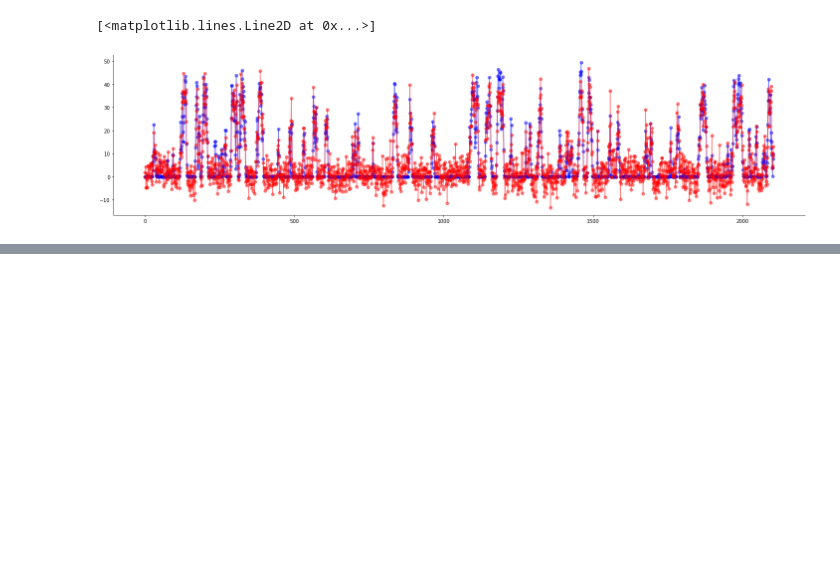
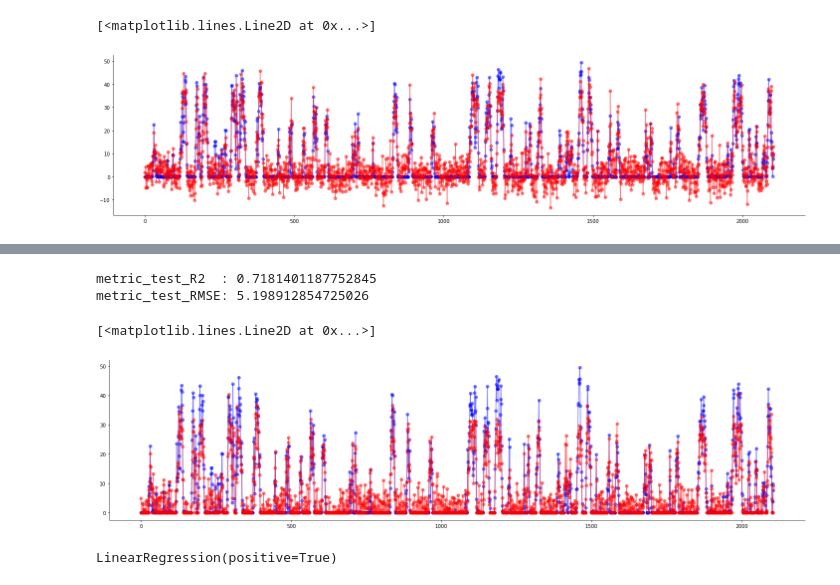
Before and after one commit to CristianLazoQuispe/Stringer-project, a Jupyter notebook: Notebooks/spontaneous/03.Linear_Regression.ipynb, the cells around one changed output, grey strips where cells are left out. Cells and saved outputs as stored; diff of their text form; code cells hidden in the pictures; blank space fills up the shorter version.

```diff
--- a/Notebooks/spontaneous/03.Linear_Regression.ipynb
+++ b/Notebooks/spontaneous/03.Linear_Regression.ipynb
@@ -139,0 +206,25 @@ plt.plot(range(len(y_test_pred)),y_test_pred,'-ro',alpha=0.5)
+# %%
+y_test_pred      = my_model_LR_4.predict(X_test) # metric_test_RMSE: 5.73526388441703
+
+y_test_pred[y_test_pred<=0] = 0 #metric_test_RMSE: 5.5218955408988
+
+
+metric_test_R2   = my_model_LR_4.score(X_test, y_test)
+metric_test_RMSE = mean_squared_error(y_test, y_test_pred, squared=False)
+
+print("metric_test_R2  :",metric_test_R2)
+print("metric_test_RMSE:",metric_test_RMSE)
+
+fig = plt.figure(figsize=(20,5))
+plt.plot(range(len(y_test)),y_test,'-bo',alpha=0.5)
+plt.plot(range(len(y_test_pred)),y_test_pred,'-ro',alpha=0.5)
+# %% [output]
+metric_test_R2  : 0.7181401187752845
+metric_test_RMSE: 5.198912854725026
+[<matplotlib.lines.Line2D at 0x...>]
+[figure, added]
+# %%
+my_model_LR_3 = LinearRegression(positive=True)
+my_model_LR_3.fit(X_train,y_train)
+# %% [output]
+LinearRegression(positive=True)
```
Also changed, not shown: parts of 11 cells of this notebook.
